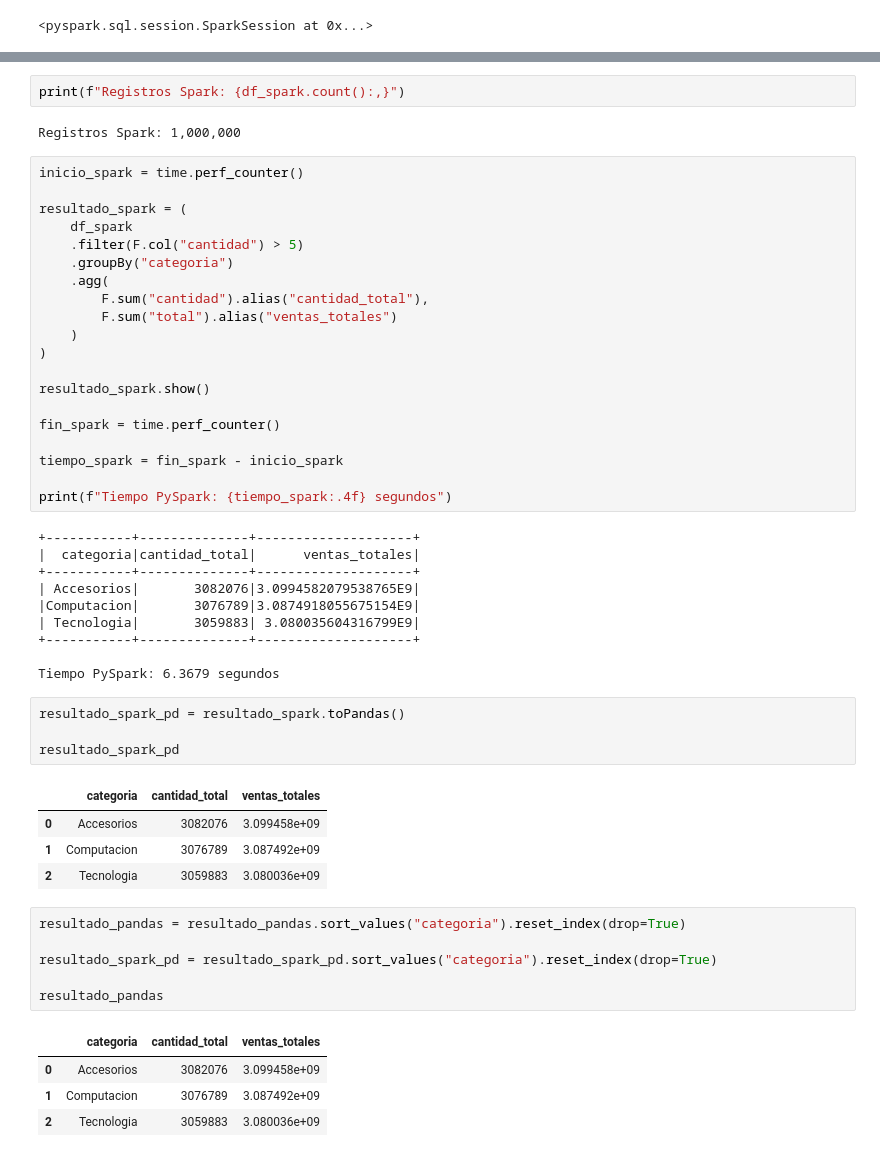
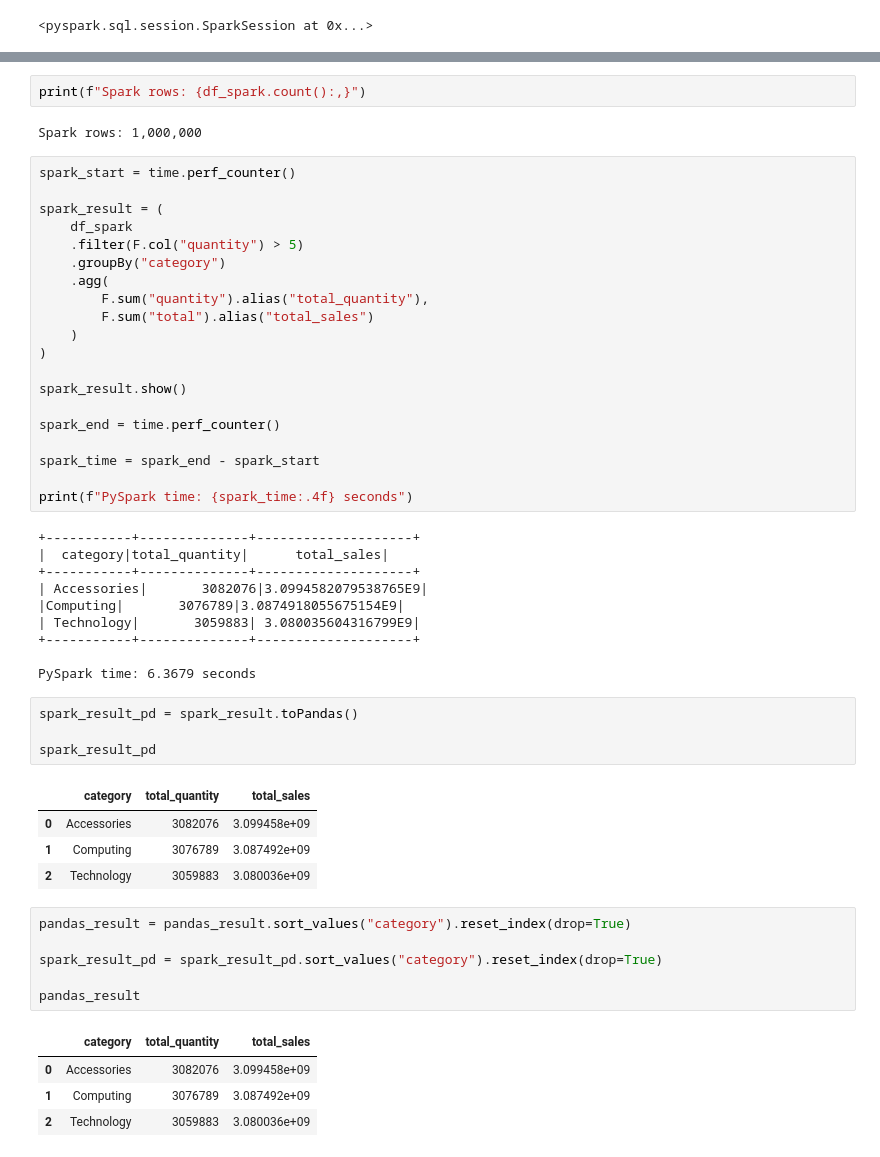
Before and after one commit to sughaa/distributed-computing-benchmark, a Jupyter notebook: Benchmark_datasets.ipynb, the cells around one changed output, grey strips where cells are left out. Saved outputs shown, nothing was run; the diff lists cells and outputs as text.

```diff
--- a/Benchmark_datasets.ipynb
+++ b/Benchmark_datasets.ipynb
@@ -118,55 +115,55 @@ root
  |-- total: double (nullable = true)
 # %%
-print(f"Registros Spark: {df_spark.count():,}")
+print(f"Spark rows: {df_spark.count():,}")
 # %% [output]
-Registros Spark: 1,000,000
+Spark rows: 1,000,000
 # %%
-inicio_spark = time.perf_counter()
+spark_start = time.perf_counter()
 
-resultado_spark = (
+spark_result = (
     df_spark
-    .filter(F.col("cantidad") > 5)
-    .groupBy("categoria")
+    .filter(F.col("quantity") > 5)
+    .groupBy("category")
     .agg(
-        F.sum("cantidad").alias("cantidad_total"),
-        F.sum("total").alias("ventas_totales")
+        F.sum("quantity").alias("total_quantity"),
+        F.sum("total").alias("total_sales")
     )
 )
 
-resultado_spark.show()
+spark_result.show()
 
-fin_spark = time.perf_counter()
+spark_end = time.perf_counter()
 
-tiempo_spark = fin_spark - inicio_spark
+spark_time = spark_end - spark_start
 
-print(f"Tiempo PySpark: {tiempo_spark:.4f} segundos")
+print(f"PySpark time: {spark_time:.4f} seconds")
 # %% [output]
 +-----------+--------------+--------------------+
-|  categoria|cantidad_total|      ventas_totales|
+|  category|total_quantity|      total_sales|
 +-----------+--------------+--------------------+
-| Accesorios|       3082076|3.0994582079538765E9|
-|Computacion|       3076789|3.0874918055675154E9|
-| Tecnologia|       3059883| 3.080035604316799E9|
+| Accessories|       3082076|3.0994582079538765E9|
+|Computing|       3076789|3.0874918055675154E9|
+| Technology|       3059883| 3.080035604316799E9|
 +-----------+--------------+--------------------+
 
-Tiempo PySpark: 6.3679 segundos
+PySpark time: 6.3679 seconds
-# %%
-resultado_spark_pd = resultado_spark.toPandas()
-
-resultado_spark_pd
-# %% [output]
-|  | categoria | cantidad_total | ventas_totales |
-| 0 | Accesorios | 3082076 | 3.099458e+09 |
-| 1 | Computacion | 3076789 | 3.087492e+09 |
-| 2 | Tecnologia | 3059883 | 3.080036e+09 |
+# %%
+spark_result_pd = spark_result.toPandas()
+
+spark_result_pd
+# %% [output]
+|  | category | total_quantity | total_sales |
+| 0 | Accessories | 3082076 | 3.099458e+09 |
+| 1 | Computing | 3076789 | 3.087492e+09 |
+| 2 | Technology | 3059883 | 3.080036e+09 |
 # %%
-resultado_pandas = resultado_pandas.sort_values("categoria").reset_index(drop=True)
+pandas_result = pandas_result.sort_values("category").reset_index(drop=True)
 
-resultado_spark_pd = resultado_spark_pd.sort_values("categoria").reset_index(drop=True)
+spark_result_pd = spark_result_pd.sort_values("category").reset_index(drop=True)
 
-resultado_pandas
+pandas_result
 # %% [output]
-|  | categoria | cantidad_total | ventas_totales |
-| 0 | Accesorios | 3082076 | 3.099458e+09 |
-| 1 | Computacion | 3076789 | 3.087492e+09 |
-| 2 | Tecnologia | 3059883 | 3.080036e+09 |
+|  | category | total_quantity | total_sales |
+| 0 | Accessories | 3082076 | 3.099458e+09 |
+| 1 | Computing | 3076789 | 3.087492e+09 |
+| 2 | Technology | 3059883 | 3.080036e+09 |
```
Also changed, not shown: parts of 15 cells of this notebook, 3 other files.
